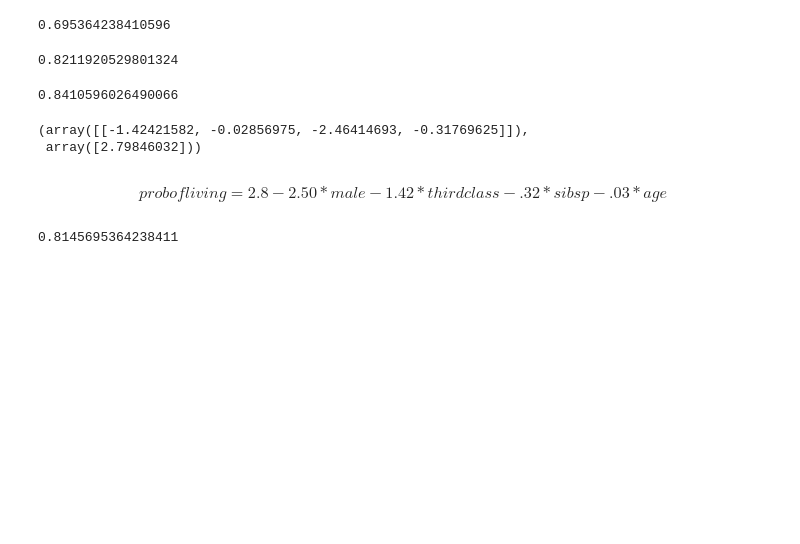
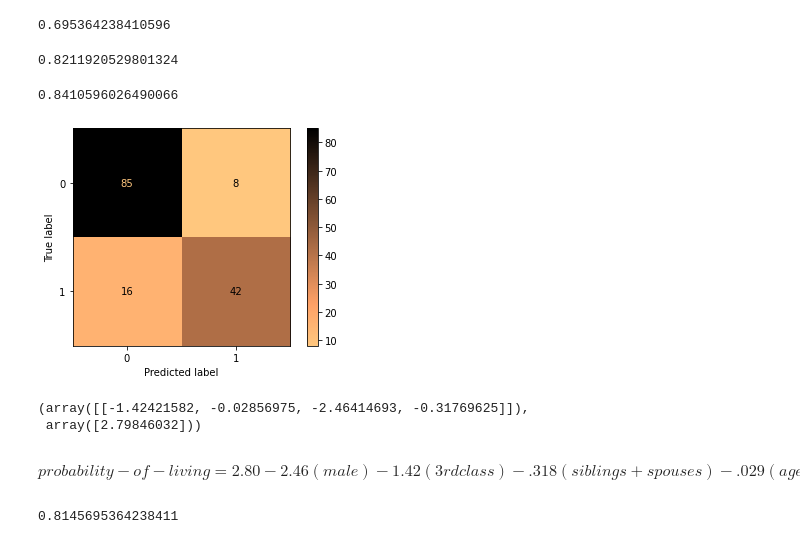
Before and after one commit to konstanzer/classification-exercises, a Jupyter notebook: model.ipynb, the cells around one changed output. Drawn from its saved outputs; the diff is of its cells as text; code cells hidden in the pictures; blank space fills up the shorter version.

```diff
--- a/model.ipynb
+++ b/model.ipynb
@@ -482,13 +505,17 @@ lr2.fit(small_train, y_train)
 lr2.score(small_dev, y_dev)
 # %% [output]
 0.8410596026490066
+# %%
+plot_confusion_matrix(lr2, small_dev, y_dev, cmap='copper_r');
+# %% [output]
+[figure, added]
 # %%
 lr2.coef_, lr2.intercept_
 # %% [output]
 (array([[-1.42421582, -0.02856975, -2.46414693, -0.31769625]]),
  array([2.79846032]))
 # %% [markdown]
-$$ prob of living = 2.8 -2.50*male -1.42*thirdclass - .32*sibsp -.03*age $$
+$$ probability-of-living = 2.80 - 2.46(male) - 1.42(3rdclass) - .318 (siblings+spouses) -.029(age) $$
 # %%
 features=['sex_male', 'class_Third', 'sibsp',
           'age', 'class_Second', 'alone',
```
Also changed, not shown: parts of 9 cells of this notebook, 2 other files.
